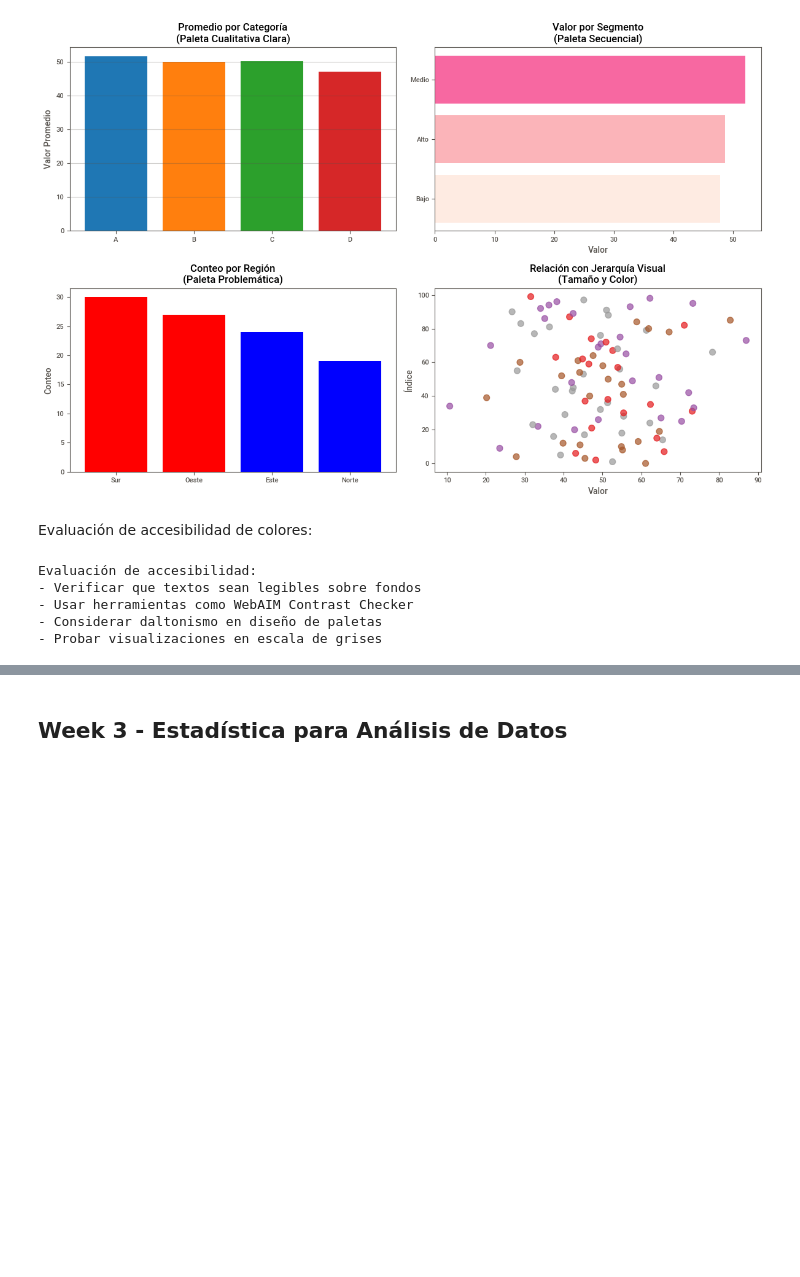
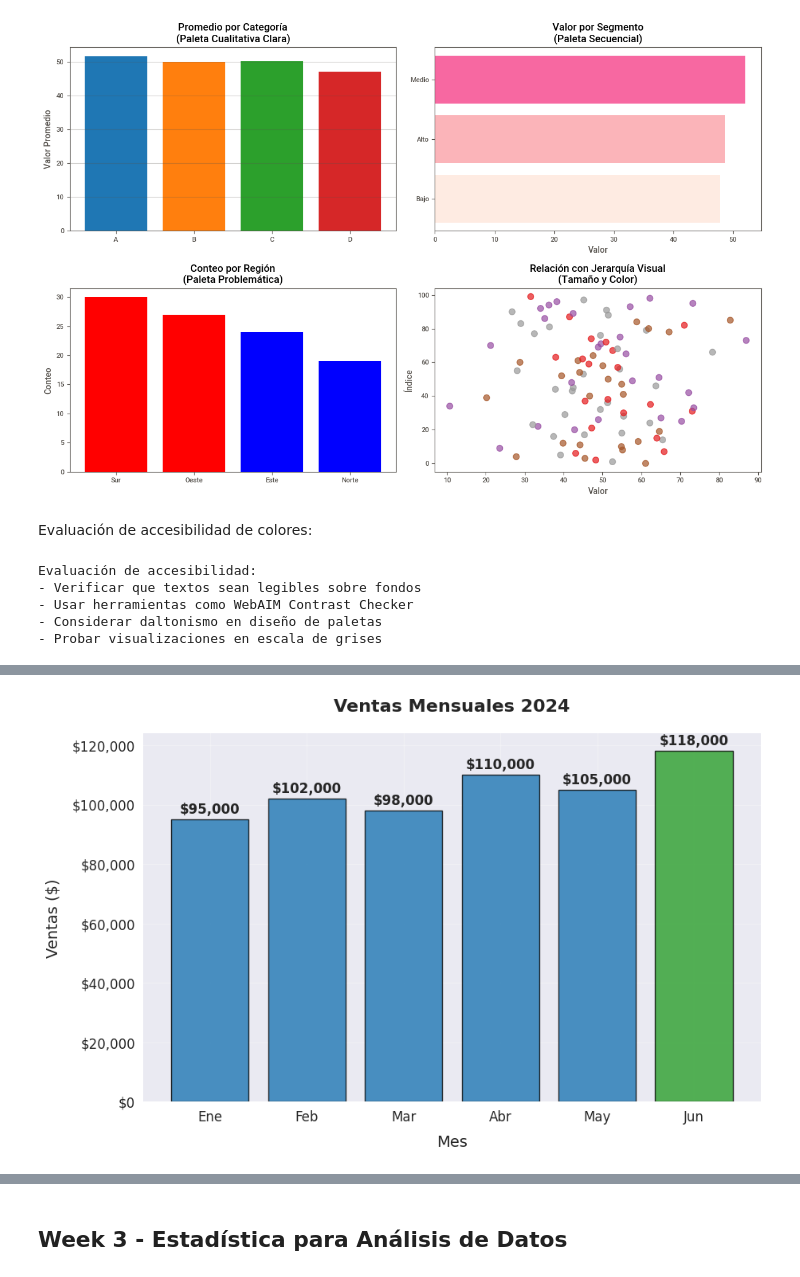
Before and after one commit to FeliProjects/talentops-activities, a Jupyter notebook: TalentOps_Month_2.ipynb, the cells around one changed output, grey strips where cells are left out. Saved outputs shown, nothing was run; the diff lists cells and outputs as text; code cells hidden in the pictures; blank space fills up the shorter version.

```diff
--- a/TalentOps_Month_2.ipynb
+++ b/TalentOps_Month_2.ipynb
@@ -1929,0 +2193,31 @@ Evaluación de accesibilidad:
+# %%
+# Datos de ventas mensuales
+meses = ['Ene', 'Feb', 'Mar', 'Abr', 'May', 'Jun']
+ventas_mensuales = [95000, 102000, 98000, 110000, 105000, 118000]
+
+fig, ax = plt.subplots(figsize=(10, 6))
+
+# Crear barras con colores diferenciados para destacar el mejor mes
+colors = [empresa_colors['primary'] if v < max(ventas_mensuales) else empresa_colors['accent']
+          for v in ventas_mensuales]
+
+bars = ax.bar(meses, ventas_mensuales, color=colors, alpha=0.8, edgecolor='black', linewidth=1)
+
+# Añadir valores encima de las barras
+for bar, venta in zip(bars, ventas_mensuales):
+    height = bar.get_height()
+    ax.text(bar.get_x() + bar.get_width()/2., height + 1000,
+            f'${venta:,}', ha='center', va='bottom', fontweight='bold')
+
+ax.set_title('Ventas Mensuales 2024', fontweight='bold', pad=20)
+ax.set_ylabel('Ventas ($)', labelpad=10)
+ax.set_xlabel('Mes', labelpad=10)
+ax.grid(True, alpha=0.3, axis='y')
+
+# Formatear eje Y con separadores de miles
+ax.yaxis.set_major_formatter(mpl.ticker.StrMethodFormatter('${x:,.0f}'))
+
+plt.savefig('barras_ventas_mensuales.png', dpi=300, bbox_inches='tight')
+plt.show()
+# %% [output]
+[figure, added]
```
Also changed, not shown: parts of 83 cells of this notebook.
